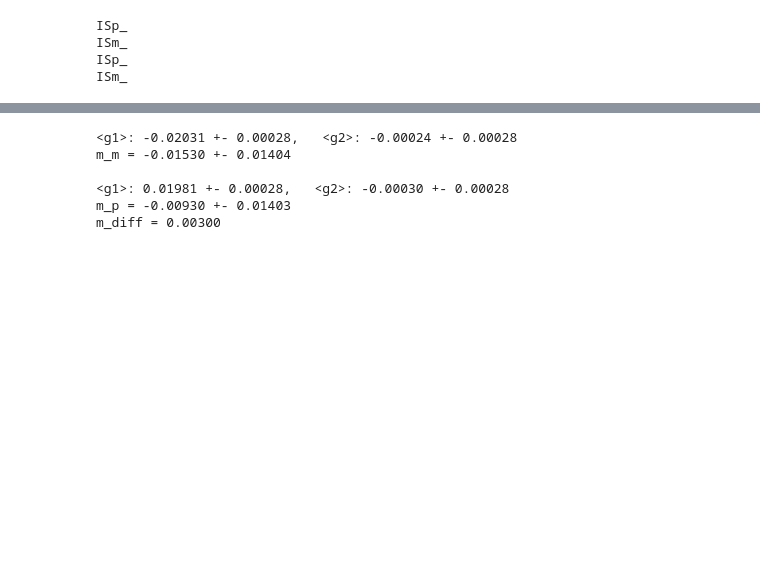
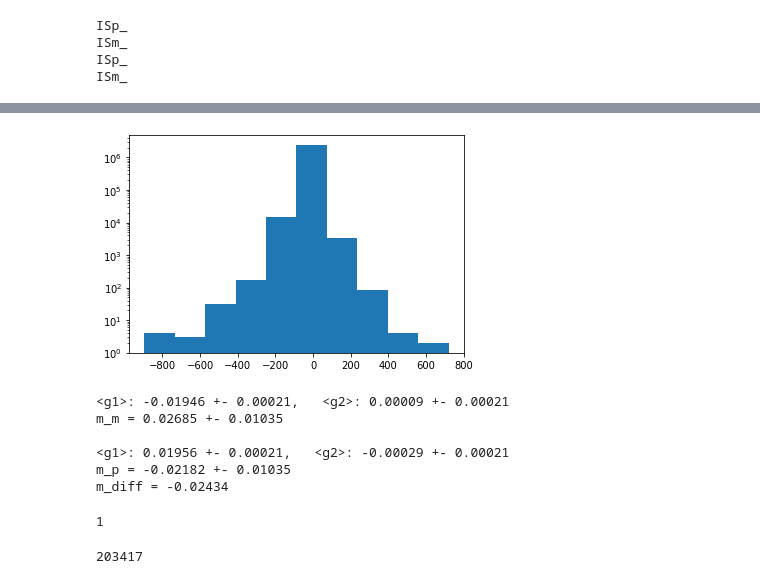
Before and after one commit to mgatti29/BFD_pipeline, a Jupyter notebook: Analysis.ipynb, the cells around one changed output, grey strips where cells are left out. Saved outputs shown, nothing was run; the diff lists cells and outputs as text; code cells hidden in the pictures; blank space fills up the shorter version.

```diff
--- a/Analysis.ipynb
+++ b/Analysis.ipynb
@@ -247,3 +257,8 @@ ISm_
+# %%
+plt.hist( results[add]['R00'])
+plt.yscale('log')
+# %% [output]
+[figure, added]
 # %%
 def sumPQR_m(tab, stampMode = False, mask = np.array([False])):
     '''Extract the total PQR for the log of probability vs shear
@@ -301,7 +316,7 @@ def sumPQR_m(tab, stampMode = False, mask = np.array([False])):
     # First sum the log(PQR)'s for selected targets
     # ALL SUMMATIONS EXPLICITLY USE 64 BITS!!
     ss = np.logical_and(use, select)
-    m1 = (logPQR(pqr[ss])[:,3]**2<500**2)
+    m1 = (logPQR(pqr[ss])[:,3]**2<200000**2)
 
 
     out = np.sum( logPQR(pqr[ss][m1]), axis=0, dtype=float)
@@ -331,7 +346,7 @@ def sumPQR_m(tab, stampMode = False, mask = np.array([False])):
 
 
 
-stampMode = True
+stampMode = False
 
 
 out = sumPQR_m(results['ISm_']['data'] ,stampMode = stampMode)
@@ -361,9 +376,9 @@ print ('m_p = {0:2.5f} +- {1:2.5f}'.format(-gp[0]/0.02-1.,g_err[0]/0.02))
 
 print ('m_diff = {0:2.5f} '.format((-gp[0]+gm[0])/(2*0.02)-1.))
 # %% [output]
-<g1>: -0.02031 +- 0.00028,   <g2>: -0.00024 +- 0.00028
-m_m = -0.01530 +- 0.01404
+<g1>: -0.01946 +- 0.00021,   <g2>: 0.00009 +- 0.00021
+m_m = 0.02685 +- 0.01035
 
-<g1>: 0.01981 +- 0.00028,   <g2>: -0.00030 +- 0.00028
-m_p = -0.00930 +- 0.01403
-m_diff = 0.00300
+<g1>: 0.01956 +- 0.00021,   <g2>: -0.00029 +- 0.00021
+m_p = -0.02182 +- 0.01035
+m_diff = -0.02434
@@ -369,0 +391,25 @@ m_diff = 0.00300
+# %%
+# Function and executable that will assign noise tiers
+# and interpolate selection PQR's to target files.
+
+import sys
+import numpy as np
+from astropy.table import Table
+import bfd
+import argparse
+
+target = '/global/cscratch1/sd/mgatti/BFD/tile_blends_reference_1arcs_deblender_final/ISp_targets_sample_g.fits'
+
+
+print (i)
+
+tab = Table.read(target)
+# %% [output]
+1
+# %%
+target = '/global/cscratch1/sd/mgatti/BFD/tile_blends_reference_1arcs_deblender_final/ISm_targets_sample_g.fits'
+m = pf.open(target)
+mask = m[1].data['NOISETIER'] == 28
+len(mask[mask])
+# %% [output]
+203417
```
Also changed, not shown: parts of 11 cells of this notebook, 3 other files.
